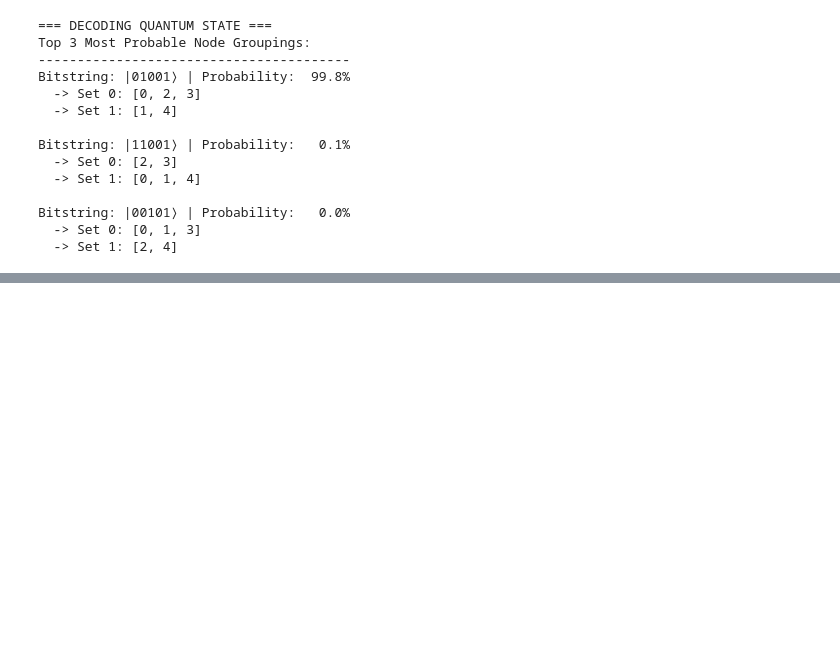
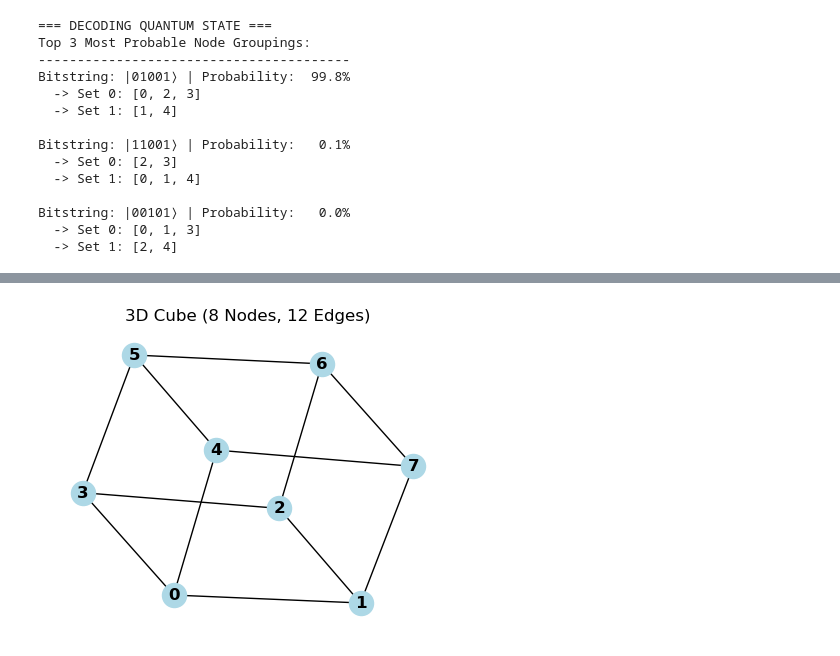
Before and after one commit to myriamcg/layered_vqe, a Jupyter notebook: maxcut_smallscaleexample.ipynb, the cells around one changed output, grey strips where cells are left out. Saved outputs shown, nothing was run; the diff lists cells and outputs as text; code cells hidden in the pictures; blank space fills up the shorter version.

Commit message:
added a few more cases. - 12 node...

```diff
--- a/maxcut_smallscaleexample.ipynb
+++ b/maxcut_smallscaleexample.ipynb
@@ -121,3 +121,87 @@ Bitstring: |11001⟩ | Probability:   0.1%
 Bitstring: |00101⟩ | Probability:   0.0%
   -> Set 0: [0, 1, 3]
   -> Set 1: [2, 4]
+# %%
+import networkx as nx
+import numpy as np
+import matplotlib.pyplot as plt
+import pennylane as qml
+
+# Import the engine and circuit from your friend's file
+from l_vqe_functions import simulate_one_lvqe, _apply_lvqe_circuit
+
+print("=== SCALING VERIFICATION: 8-Node Platonic Cube ===")
+
+# 1. Build the 3D Cube Graph (Nodes 0 to 7)
+G_cube = nx.cubical_graph()
+n_qubits = len(G_cube.nodes)
+n_edges = len(G_cube.edges)
+
+# Visualize the graph
+plt.figure(figsize=(4, 3))
+nx.draw(G_cube, with_labels=True, node_color='lightblue', font_weight='bold')
+plt.title(f"3D Cube ({n_qubits} Nodes, {n_edges} Edges)")
+plt.show()
+
+# 2. Define the EXACT Max-Cut Hamiltonian
+def create_exact_maxcut_hamiltonian(graph):
+    coeffs = []
+    observables = []
+    for u, v in graph.edges:
+        coeffs.append(-0.5)
+        observables.append(qml.Identity(u))
+
+        coeffs.append(0.5)
+        observables.append(qml.PauliZ(u) @ qml.PauliZ(v))
+
+    return qml.Hamiltonian(coeffs, observables)
+
+H_cube = create_exact_maxcut_hamiltonian(G_cube)
+
+# 3. Run L-VQE (We allow up to Layer 2 for this larger space)
+max_layers = 2
+shots = 2000
+rng = np.random.default_rng(42)
+
+results = simulate_one_lvqe(
+    n_q=n_qubits,
+    H=H_cube,
+    max_layers=max_layers,
+    shots=shots,
+    max_iter_per_layer=250, # Slightly higher budget for 8 qubits
+    rng=rng
+)
+
+trained_params = results["final_params"]
+cost_history = results["cost_history"]
+print(f"\nFinal Cost (Number of Cuts): {-results['final_cost']:.2f} out of {n_edges} possible")
+
+# 4. Plot the Optimization Curve
+plt.figure(figsize=(6, 4))
+plt.plot(cost_history, label="Max-Cut Cost", color='purple')
+plt.axhline(-12, color="gray", linestyle="--", label="Global Minimum (-12)")
+plt.title(f"L-VQE Progression on 8-Node Cube")
+plt.xlabel("Function Evaluations")
+plt.ylabel("Cost")
+plt.grid(True, alpha=0.3)
+plt.legend()
+plt.show()
+
+# 5. Decode the Winning State
+print("\n=== DECODING QUANTUM STATE ===")
+dev_read = qml.device("default.qubit", wires=n_qubits, shots=shots)
+
+@qml.qnode(dev_read)
+def read_circuit(params):
+    _apply_lvqe_circuit(params, n_qubits, max_layers)
+    return qml.counts()
+
+counts = read_circuit(trained_params)
+sorted_counts = sorted(counts.items(), key=lambda x: x[1], reverse=True)
+
+print("Top 3 Most Probable Node Groupings:")
+print("-" * 40)
+for bitstring, count in sorted_counts[:3]:
+    prob = (count / shots) * 100
+    print(f"Bitstring: |{bitstring}⟩ | Probability: {prob:5.1f}%")
+# %% [output]
@@ -123,0 +209 @@ Bitstring: |00101⟩ | Probability:   0.0%
+[figure, added]
```
Also changed, not shown: parts of 4 cells of this notebook.
